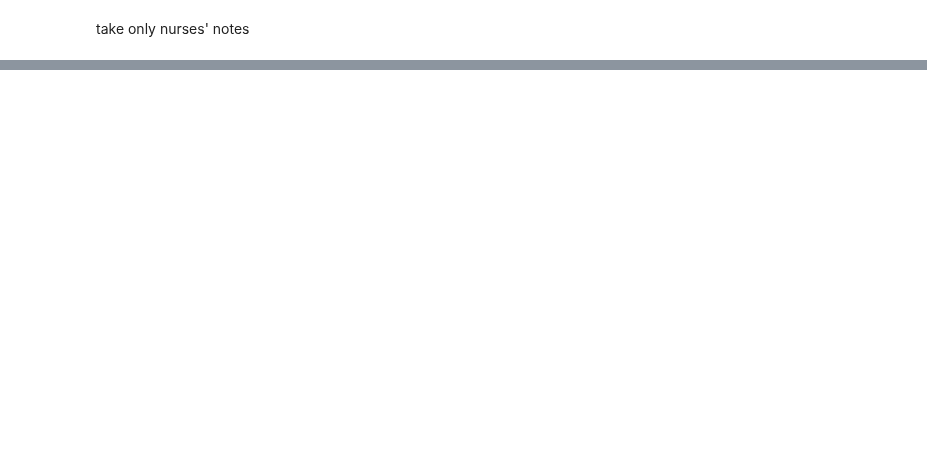
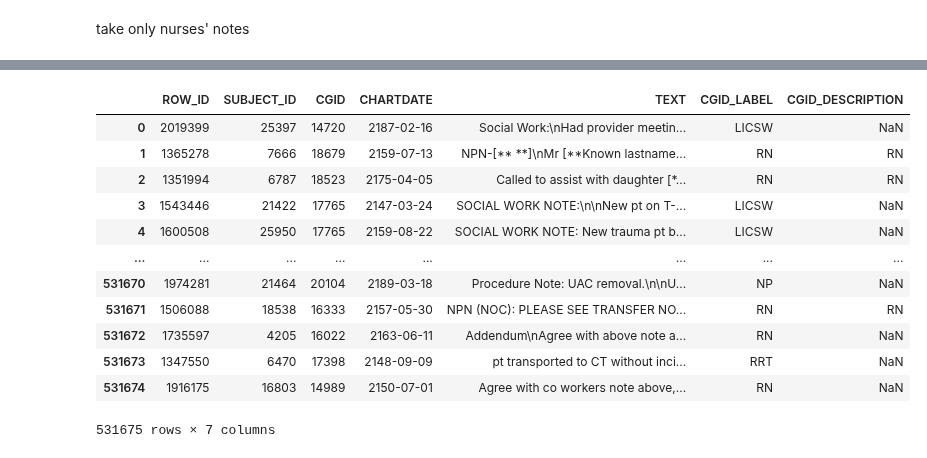
Before and after one commit to tanoManzo/mimic_trajectories, a Jupyter notebook: MIMIC_TRAJECTORY_data_retrieval_01.ipynb, the cells around one changed output, grey strips where cells are left out. Drawn from its saved outputs; the diff is of its cells as text; code cells hidden in the pictures; blank space fills up the shorter version.

```diff
--- a/MIMIC_TRAJECTORY_data_retrieval_01.ipynb
+++ b/MIMIC_TRAJECTORY_data_retrieval_01.ipynb
@@ -204,3 +211,19 @@ Name: TEXT, Length: 65708, dtype: object
 PATH_TO_SAVE = "/content/drive/MyDrive/NIH/Data/"
 name_file_to_save = 'NOTES_NURSING_TRAJECTORIES_01.csv'
 df_notes_nursing_filtered.drop(['CGID_LABEL','CGID_DESCRIPTION'],axis=1).to_csv(PATH_TO_SAVE+name_file_to_save,index=False)
+# %%
+df_notes_nursing_filtered
+# %% [output]
+|  | ROW_ID | SUBJECT_ID | CGID | CHARTDATE | TEXT | CGID_LABEL | CGID_DESCRIPTION |
+| 0 | 2019399 | 25397 | 14720 | 2187-02-16 | Social Work:\nHad provider meetin... | LICSW | NaN |
+| 1 | 1365278 | 7666 | 18679 | 2159-07-13 | NPN-[** **]\nMr [**Known lastname... | RN | RN |
+| 2 | 1351994 | 6787 | 18523 | 2175-04-05 | Called to assist with daughter [*... | RN | RN |
+| 3 | 1543446 | 21422 | 17765 | 2147-03-24 | SOCIAL WORK NOTE:\n\nNew pt on T-... | LICSW | NaN |
+| 4 | 1600508 | 25950 | 17765 | 2159-08-22 | SOCIAL WORK NOTE: New trauma pt b... | LICSW | NaN |
+| ... | ... | ... | ... | ... | ... | ... | ... |
+| 531670 | 1974281 | 21464 | 20104 | 2189-03-18 | Procedure Note: UAC removal.\n\nU... | NP | NaN |
+| 531671 | 1506088 | 18538 | 16333 | 2157-05-30 | NPN (NOC): PLEASE SEE TRANSFER NO... | RN | RN |
+| 531672 | 1735597 | 4205 | 16022 | 2163-06-11 | Addendum\nAgree with above note a... | RN | NaN |
+| 531673 | 1347550 | 6470 | 17398 | 2148-09-09 | pt transported to CT without inci... | RRT | NaN |
+| 531674 | 1916175 | 16803 | 14989 | 2150-07-01 | Agree with co workers note above,... | RN | NaN |
+531675 rows × 7 columns
```
Also changed, not shown: parts of 9 cells of this notebook.
